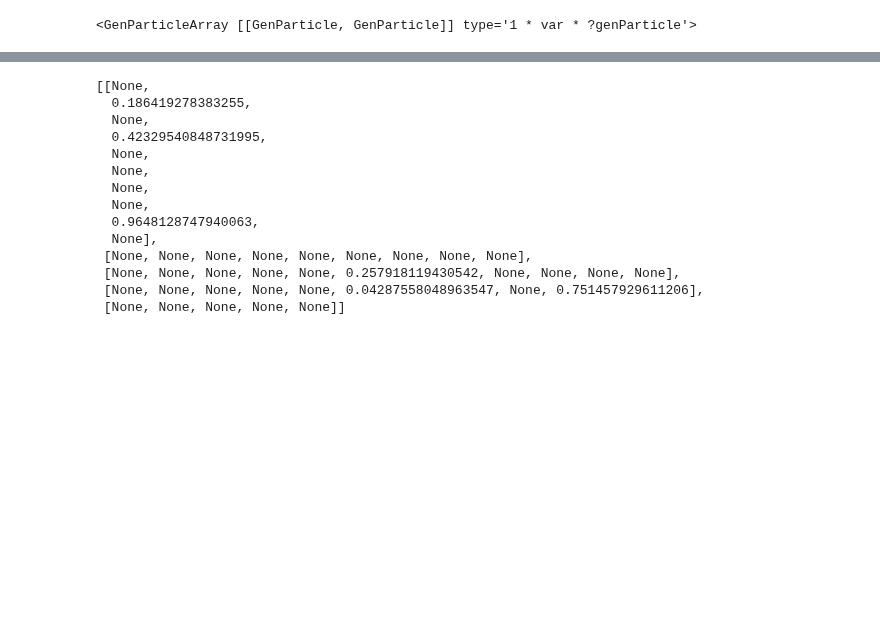
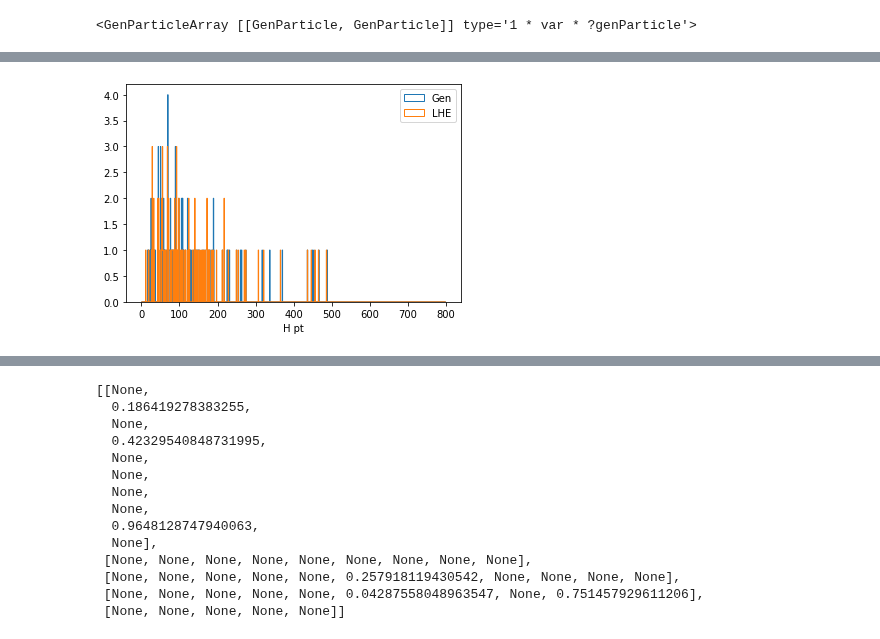
Before and after one commit to PocketCoffea/PocketCoffea, a Jupyter notebook: notebooks/parton_matching.ipynb, the cells around one changed output, grey strips where cells are left out. Saved outputs shown, nothing was run; the diff lists cells and outputs as text; code cells hidden in the pictures; blank space fills up the shorter version.

```diff
--- a/notebooks/parton_matching.ipynb
+++ b/notebooks/parton_matching.ipynb
@@ -95,0 +106,7 @@ Text(0.5, 0, 'H mass')
+# %%
+plt.hist( ak.flatten((bFromH[:,0,0] + bFromH[:,0,1]).pt, axis=-1), histtype="step", bins=800, range=(0, 800), label='Gen')
+plt.hist( ak.flatten(higgsLHE.pt, axis=-1), histtype="step", bins=800, range=(0, 800), label='LHE')
+plt.xlabel("H pt")
+plt.legend();
+# %% [output]
+[figure, added]
```
Also changed, not shown: parts of 53 cells of this notebook, 1 other file.
